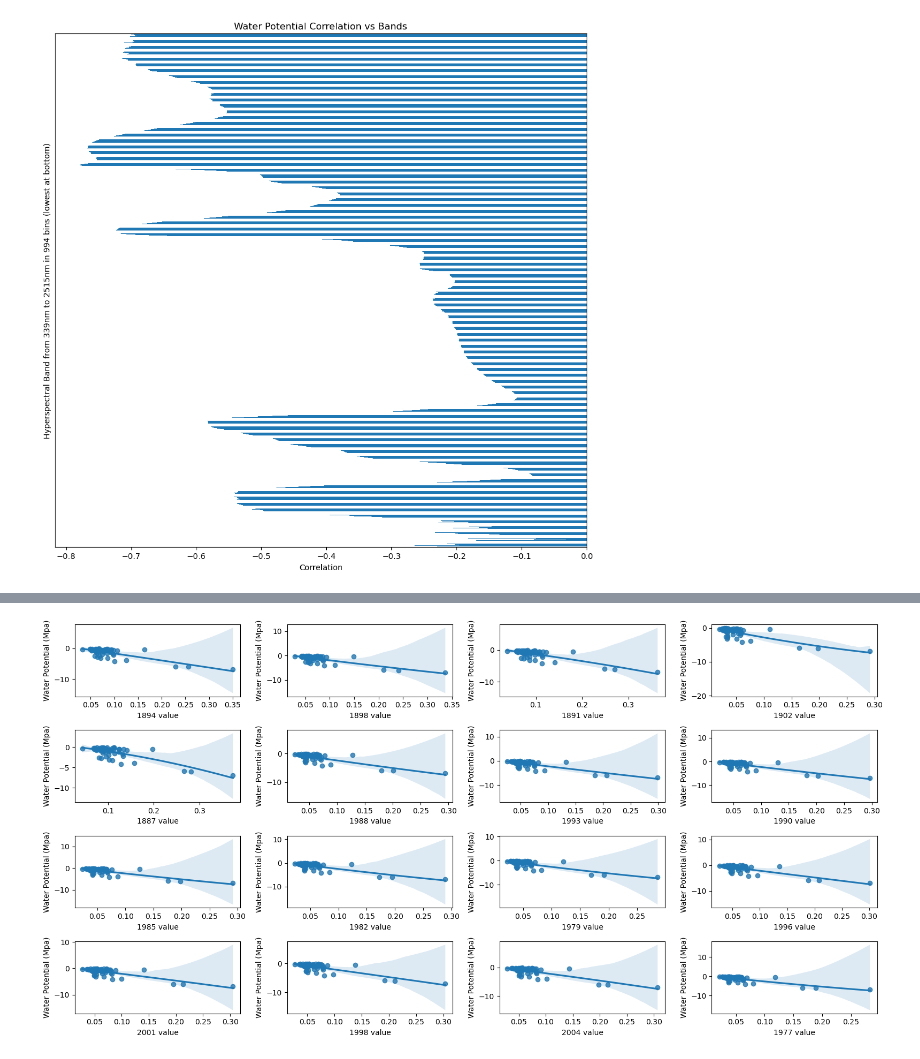
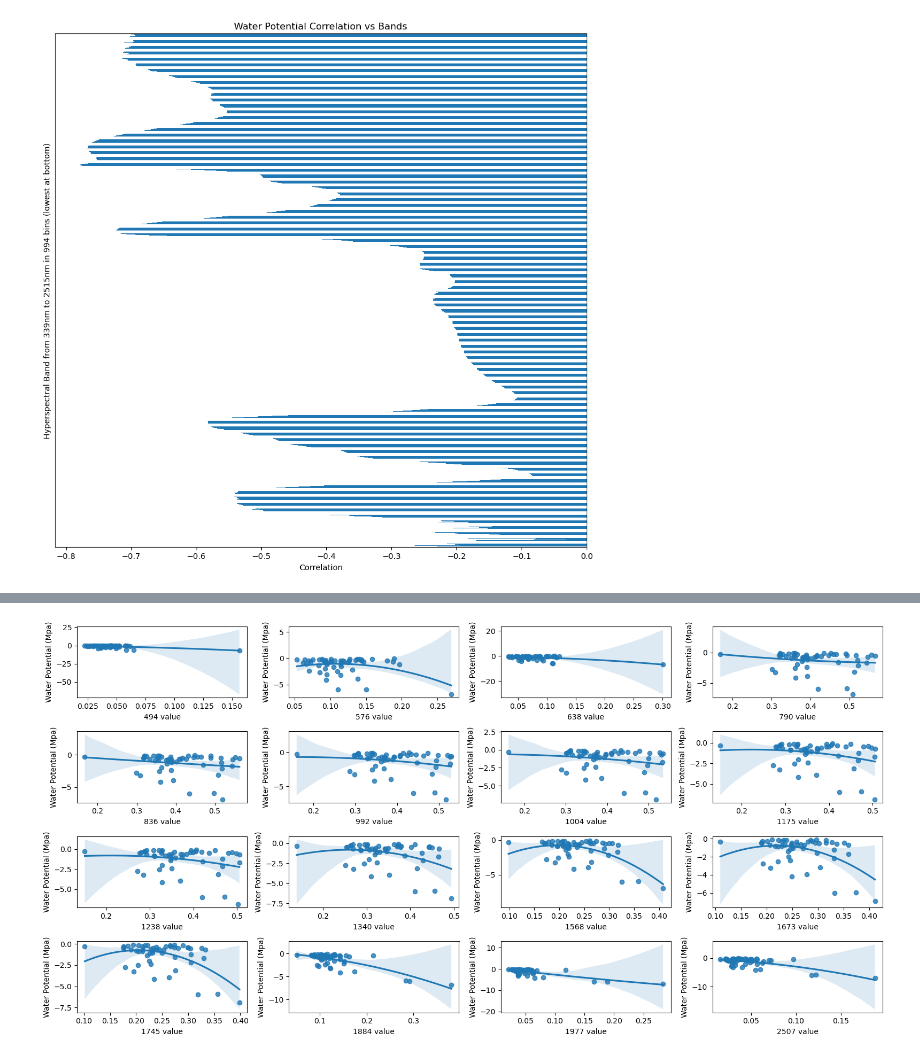
Before and after one commit to janie140/RA-Crop-Monitoring-Smart-Agriculture-Project-2-LWP-RWC, a Jupyter notebook: Scripts/EDA_drought_df_updated.ipynb, the cells around one changed output, grey strips where cells are left out. Cells and saved outputs as stored; diff of their text form; code cells hidden in the pictures.

```diff
--- a/Scripts/EDA_drought_df_updated.ipynb
+++ b/Scripts/EDA_drought_df_updated.ipynb
@@ -179,22 +149,22 @@ plot_band_vs_wp(339)
 # %%
-# Showing 16 Images of bands from top 20 corr bands
+# Showing 16 Images of random bands
 
 # Define the bands you want to plot
-bands_to_plot = ['1894', '1898', '1891', '1902', '1887', '1988', '1993', '1990', '1985', '1982', '1979', '1996',
-                 '2001', '1998', '2004', '1977']
+bands_to_plot = ['494', '576', '638', '790', '836', '992', '1004', '1175', '1238', '1340', '1568', '1673',
+                 '1745', '1884', '1977', '2507']
 
 # Create a figure and subplots
 fig, axes = plt.subplots(nrows=4, ncols=4, figsize=(16, 8), subplot_kw={})
 
 # Flatten the axes array for easier iteration
 axes_flat = axes.flatten()
 
 # Plot each band on a separate subplot
 for band, ax in zip(bands_to_plot, axes_flat):
     sns.regplot(x=band, y='Water Potential (Mpa)', order=2, data=drought_df, ax=ax)
     ax.set_xlabel(f'{band} value')
 
 plt.tight_layout()
 plt.show()
 # %% [output]
-[figure, old version]
+[figure, new version]
```
Also changed, not shown: parts of 3 cells of this notebook, 8 other files.
